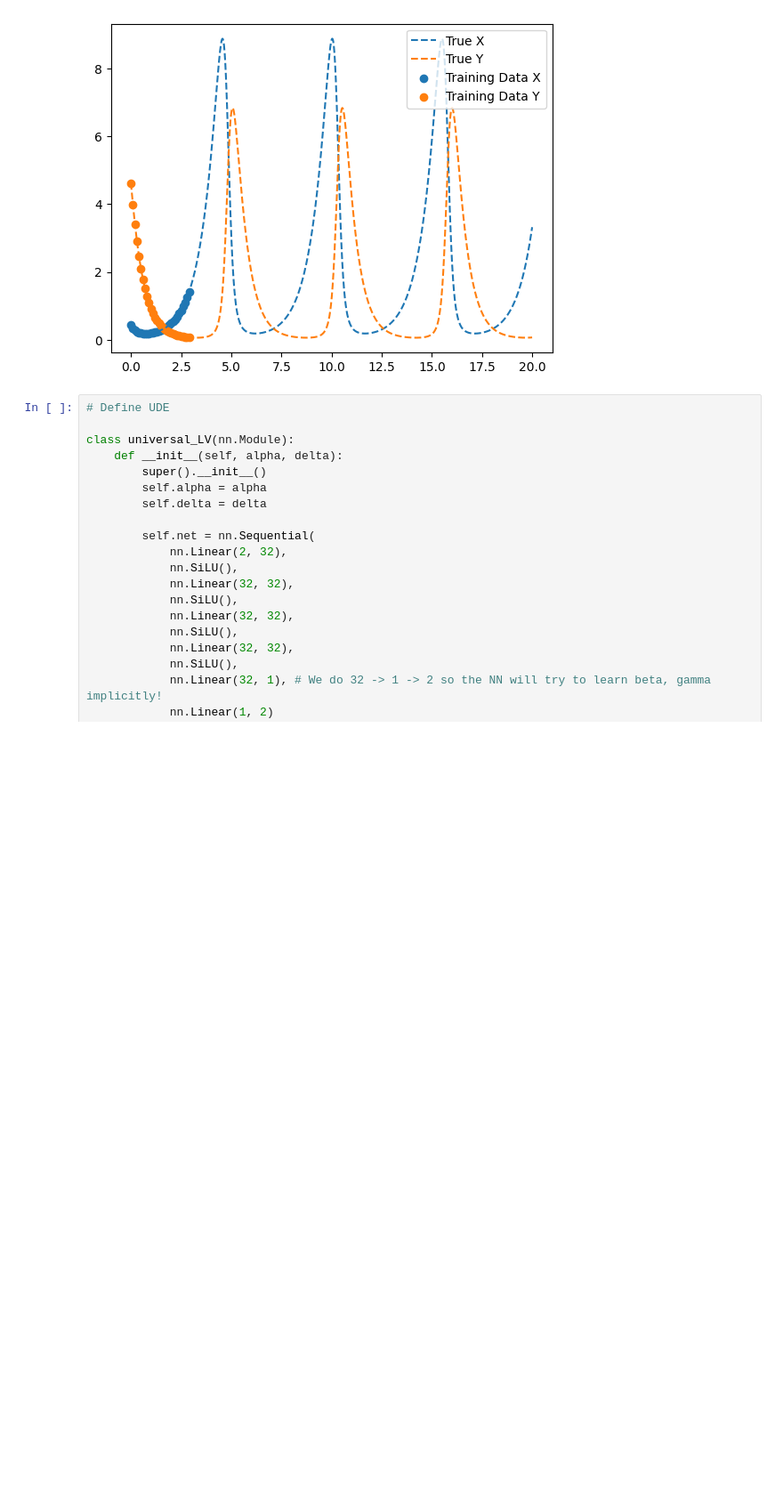
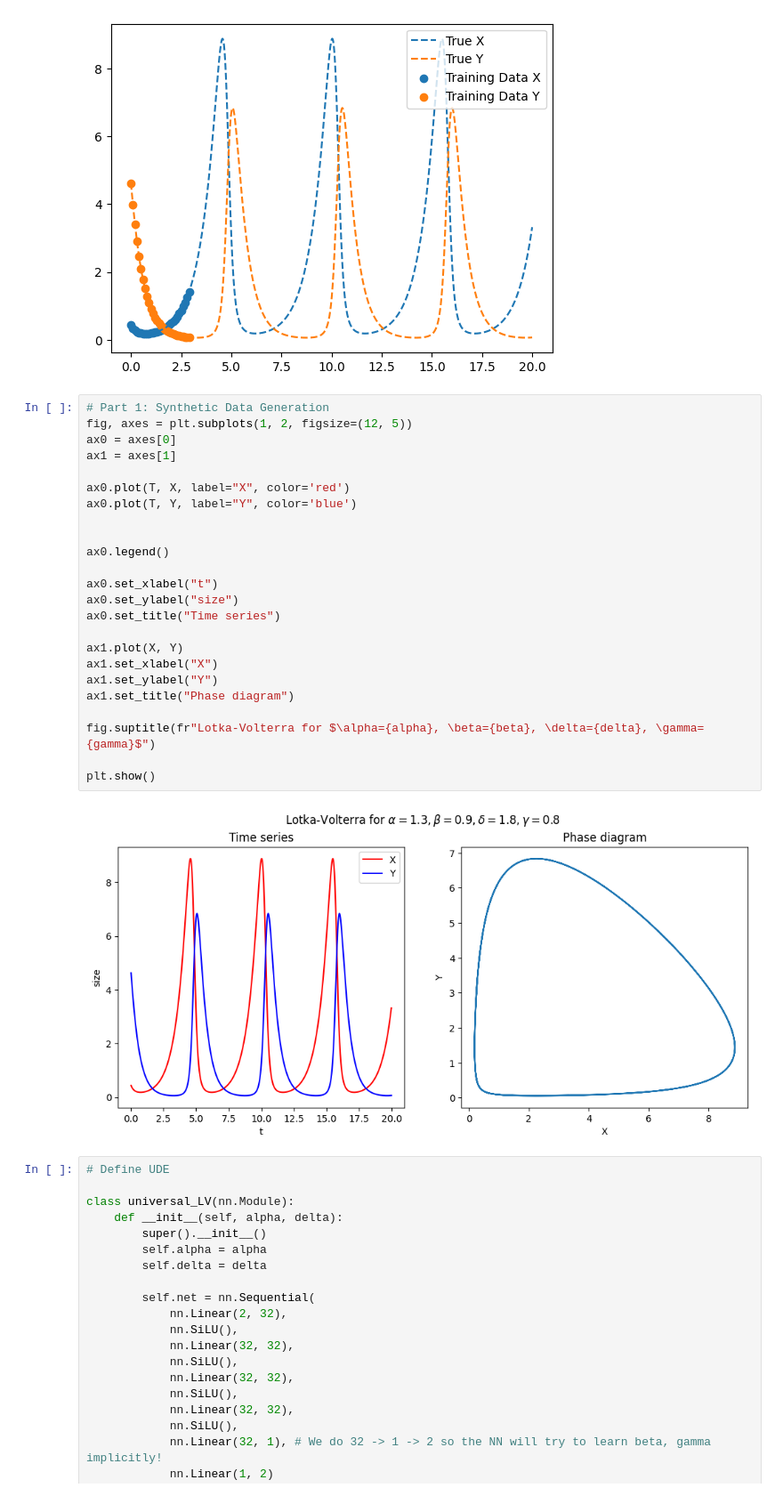
Before and after one commit to OdinMeng/Hybridizing-DeepLearning-and-ClassicalMathematicalModeling, a Jupyter notebook: code/13_1_lotka_volterra_main.ipynb, the cells around one changed output. Shown at 89% size. Cells and saved outputs as stored; diff of their text form; blank space fills up the shorter version.

```diff
--- a/code/13_1_lotka_volterra_main.ipynb
+++ b/code/13_1_lotka_volterra_main.ipynb
@@ -89,6 +89,32 @@ plt.legend()
 plt.show()
 # %% [output]
 [figure]
+# %%
+# Part 1: Synthetic Data Generation
+fig, axes = plt.subplots(1, 2, figsize=(12, 5))
+ax0 = axes[0]
+ax1 = axes[1]
+
+ax0.plot(T, X, label="X", color='red')
+ax0.plot(T, Y, label="Y", color='blue')
+
+
+ax0.legend()
+
+ax0.set_xlabel("t")
+ax0.set_ylabel("size")
+ax0.set_title("Time series")
+
+ax1.plot(X, Y)
+ax1.set_xlabel("X")
+ax1.set_ylabel("Y")
+ax1.set_title("Phase diagram")
+
+fig.suptitle(fr"Lotka-Volterra for $\alpha={alpha}, \beta={beta}, \delta={delta}, \gamma={gamma}$")
+
+plt.show()
+# %% [output]
+[figure, added]
 # %%
 # Define UDE
 
```
Also changed, not shown: 19 other files.
